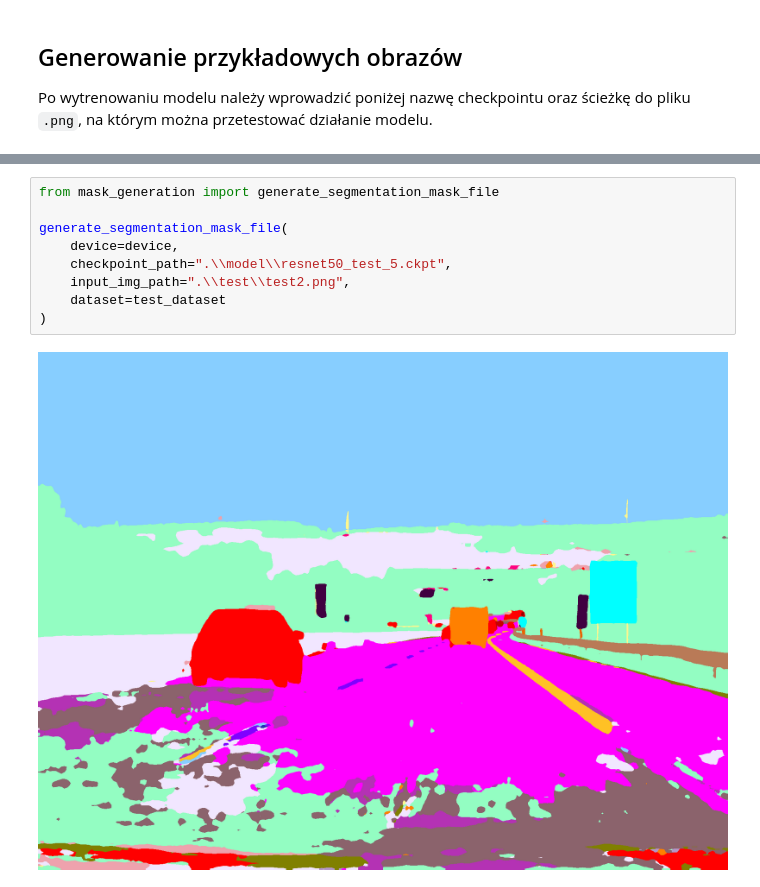
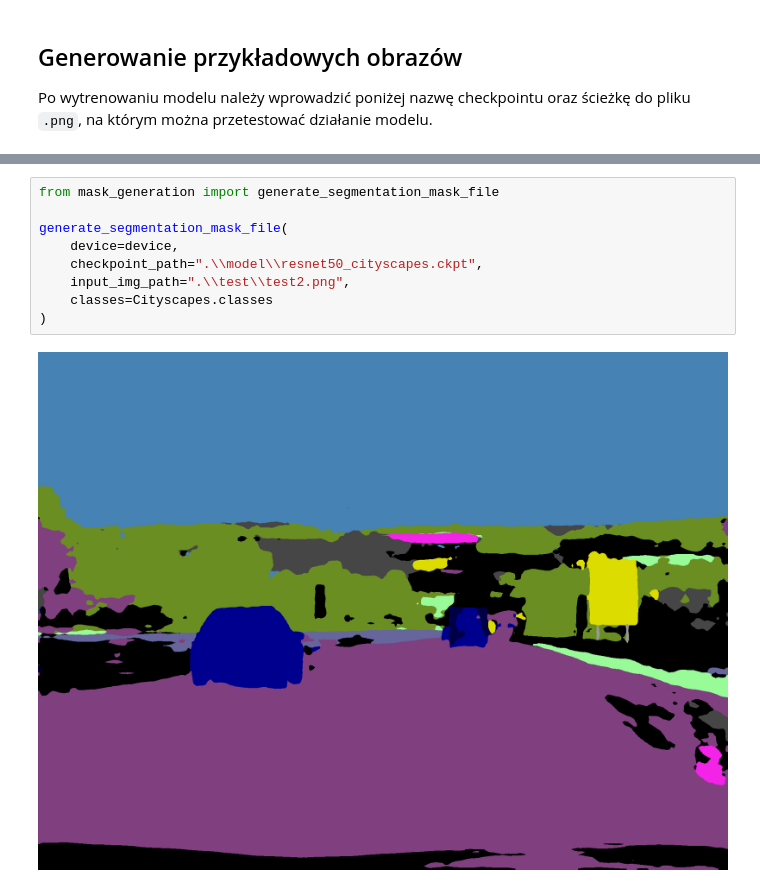
Before and after one commit to prax19/masters-project, a Jupyter notebook: usage_notebook.ipynb, the cells around one changed output, grey strips where cells are left out. Cells and saved outputs as stored; diff of their text form.

```diff
--- a/usage_notebook.ipynb
+++ b/usage_notebook.ipynb
@@ -152,11 +134,11 @@ RuntimeError: Error(s) in loading state_dict for DeepLabV3:
 # %%
 from mask_generation import generate_segmentation_mask_file
 
 generate_segmentation_mask_file(
     device=device,
-    checkpoint_path=".\\model\\resnet50_test_5.ckpt",
+    checkpoint_path=".\\model\\resnet50_cityscapes.ckpt",
     input_img_path=".\\test\\test2.png",
-    dataset=test_dataset
+    classes=Cityscapes.classes
 )
 # %% [output]
-[figure, old version]
+[figure, new version]
```
Also changed, not shown: parts of 6 cells of this notebook, 9 other files.
